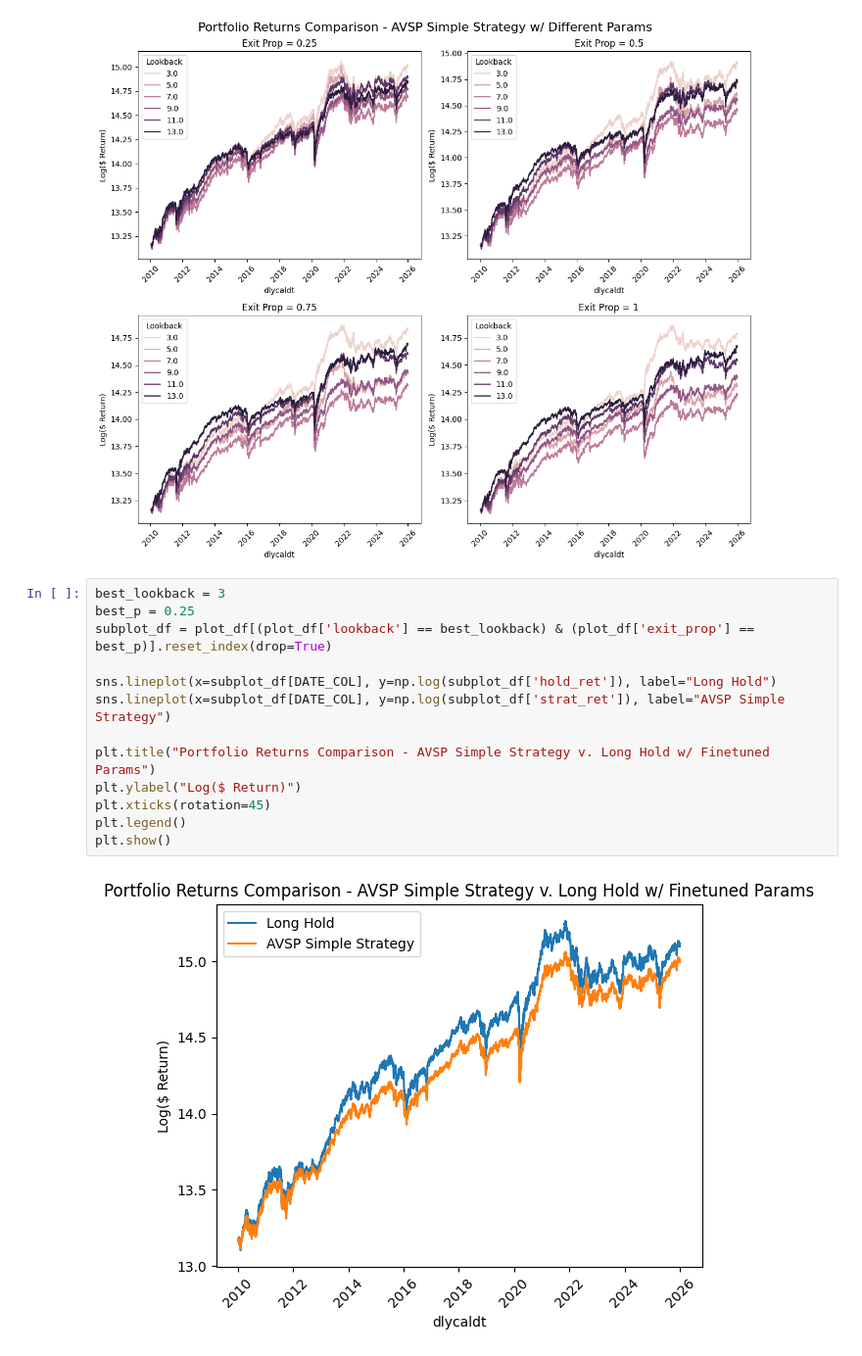
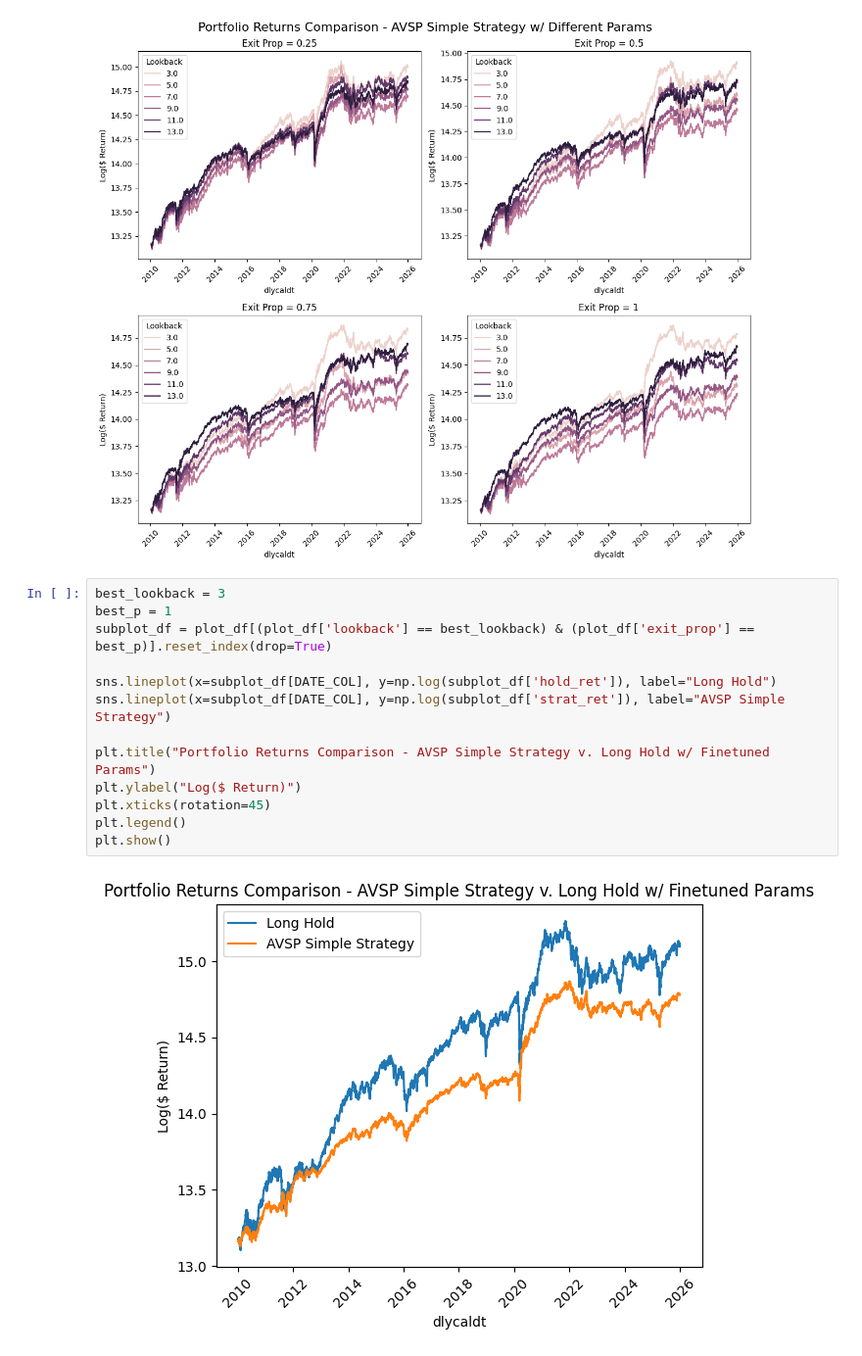
Before and after one commit to jgte29/datasci207sec10su26-group2-finalproj, a Jupyter notebook: avsp_window_exit_props_optimization.ipynb, the cells around one changed output. Shown at 98% size. Drawn from its saved outputs; the diff is of its cells as text.

```diff
--- a/avsp_window_exit_props_optimization.ipynb
+++ b/avsp_window_exit_props_optimization.ipynb
@@ -267,16 +270,16 @@ plt.show()
 [figure]
 # %%
 best_lookback = 3
-best_p = 0.25
+best_p = 1
 subplot_df = plot_df[(plot_df['lookback'] == best_lookback) & (plot_df['exit_prop'] == best_p)].reset_index(drop=True)
 
 sns.lineplot(x=subplot_df[DATE_COL], y=np.log(subplot_df['hold_ret']), label="Long Hold")
 sns.lineplot(x=subplot_df[DATE_COL], y=np.log(subplot_df['strat_ret']), label="AVSP Simple Strategy")
 
 plt.title("Portfolio Returns Comparison - AVSP Simple Strategy v. Long Hold w/ Finetuned Params")
 plt.ylabel("Log($ Return)")
 plt.xticks(rotation=45)
 plt.legend()
 plt.show()
 # %% [output]
-[figure, old version]
+[figure, new version]
```
Also changed, not shown: parts of 2 cells of this notebook, 4 other files.
